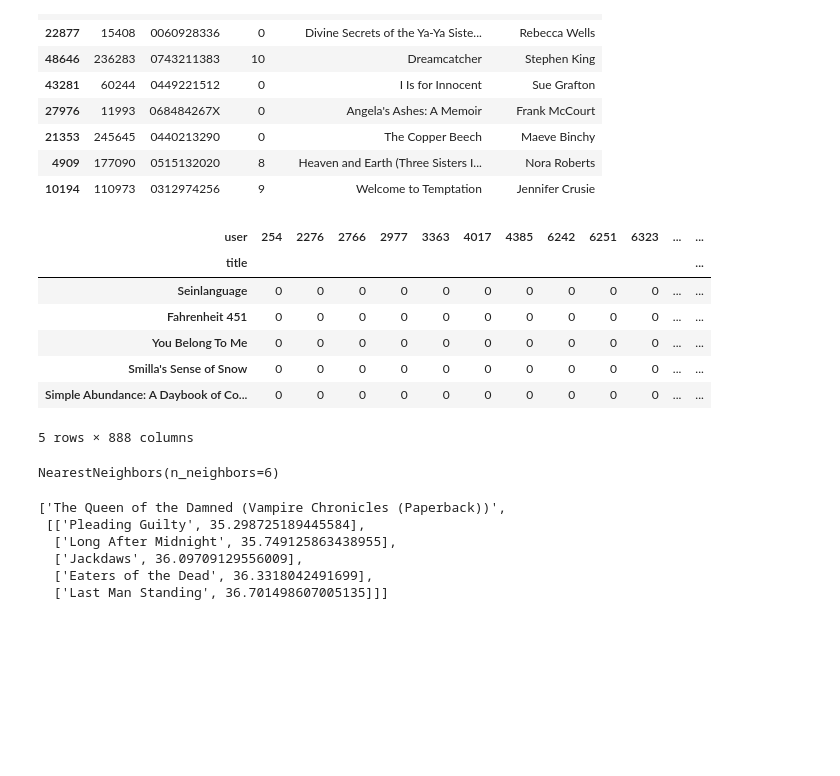
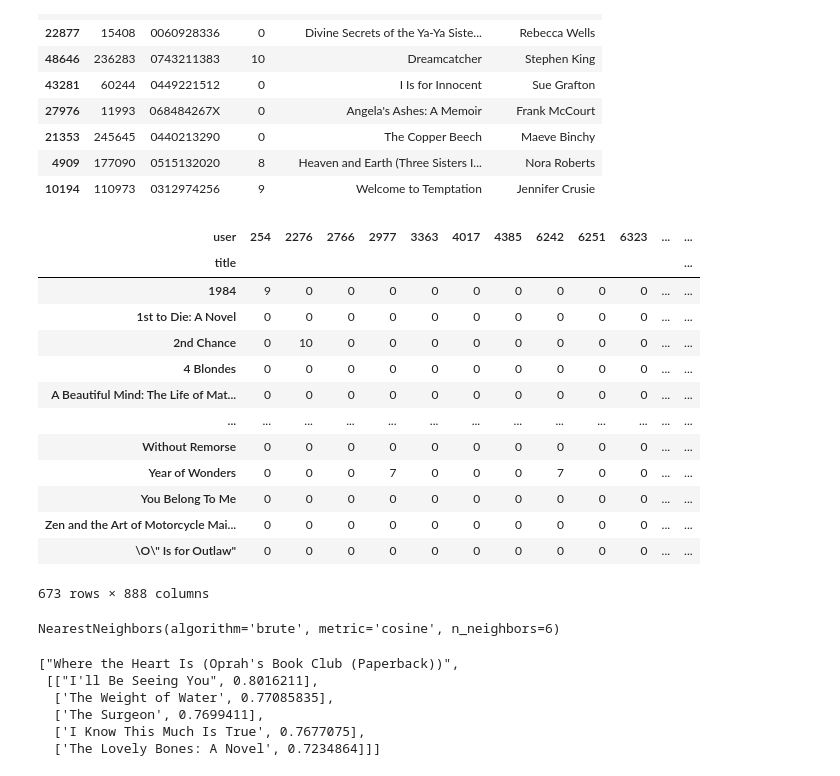
Before and after one commit to MatiasCarbone/FCC-machinelearning, a Jupyter notebook: knn_book_recommendation.ipynb, the cells around one changed output. Drawn from its saved outputs; the diff is of its cells as text; code cells hidden in the pictures; blank space fills up the shorter version.

```diff
--- a/knn_book_recommendation.ipynb
+++ b/knn_book_recommendation.ipynb
@@ -111,23 +111,30 @@ df.sample(10)
 | 10194 | 110973 | 0312974256 | 9 | Welcome to Temptation | Jennifer Crusie |
 # %%
 matrix = pd.pivot(df, index='title', columns='user', values='rating').fillna(0)
-matrix.sample(5)
+
+matrix
 # %% [output]
 | user | 254 | 2276 | 2766 | 2977 | 3363 | 4017 | 4385 | 6242 | 6251 | 6323 | ... | ... |
 | title |  |  |  |  |  |  |  |  |  |  |  | ... |
-| Seinlanguage | 0 | 0 | 0 | 0 | 0 | 0 | 0 | 0 | 0 | 0 | ... | ... |
-| Fahrenheit 451 | 0 | 0 | 0 | 0 | 0 | 0 | 0 | 0 | 0 | 0 | ... | ... |
+| 1984 | 9 | 0 | 0 | 0 | 0 | 0 | 0 | 0 | 0 | 0 | ... | ... |
+| 1st to Die: A Novel | 0 | 0 | 0 | 0 | 0 | 0 | 0 | 0 | 0 | 0 | ... | ... |
+| 2nd Chance | 0 | 10 | 0 | 0 | 0 | 0 | 0 | 0 | 0 | 0 | ... | ... |
+| 4 Blondes | 0 | 0 | 0 | 0 | 0 | 0 | 0 | 0 | 0 | 0 | ... | ... |
+| A Beautiful Mind: The Life of Mat... | 0 | 0 | 0 | 0 | 0 | 0 | 0 | 0 | 0 | 0 | ... | ... |
+| ... | ... | ... | ... | ... | ... | ... | ... | ... | ... | ... | ... | ... |
+| Without Remorse | 0 | 0 | 0 | 0 | 0 | 0 | 0 | 0 | 0 | 0 | ... | ... |
+| Year of Wonders | 0 | 0 | 0 | 7 | 0 | 0 | 0 | 7 | 0 | 0 | ... | ... |
 | You Belong To Me | 0 | 0 | 0 | 0 | 0 | 0 | 0 | 0 | 0 | 0 | ... | ... |
-| Smilla's Sense of Snow | 0 | 0 | 0 | 0 | 0 | 0 | 0 | 0 | 0 | 0 | ... | ... |
-| Simple Abundance: A Daybook of Co... | 0 | 0 | 0 | 0 | 0 | 0 | 0 | 0 | 0 | 0 | ... | ... |
+| Zen and the Art of Motorcycle Mai... | 0 | 0 | 0 | 0 | 0 | 0 | 0 | 0 | 0 | 0 | ... | ... |
+| \O\" Is for Outlaw" | 0 | 0 | 0 | 0 | 0 | 0 | 0 | 0 | 0 | 0 | ... | ... |
-5 rows × 888 columns
+673 rows × 888 columns
 # %%
 N_RECOMMENDS = 5
 # %%
-neighbors = NearestNeighbors(algorithm='auto', n_neighbors=N_RECOMMENDS + 1)
+neighbors = NearestNeighbors(metric='cosine', algorithm='brute', n_neighbors=N_RECOMMENDS + 1)
 neighbors.fit(matrix)
 # %% [output]
-NearestNeighbors(n_neighbors=6)
+NearestNeighbors(algorithm='brute', metric='cosine', n_neighbors=6)
 # %%
 # function to return recommended books - this will be tested
 def get_recommends(book = ""):
@@ -141,15 +150,15 @@ def get_recommends(book = ""):
       list[1].append(recomm)
 
   return list
-# %%
-get_recommends('The Queen of the Damned (Vampire Chronicles (Paperback))')
-# %% [output]
-['The Queen of the Damned (Vampire Chronicles (Paperback))',
- [['Pleading Guilty', 35.298725189445584],
-  ['Long After Midnight', 35.749125863438955],
-  ['Jackdaws', 36.09709129556009],
-  ['Eaters of the Dead', 36.3318042491699],
-  ['Last Man Standing', 36.701498607005135]]]
+# %%
+get_recommends("Where the Heart Is (Oprah's Book Club (Paperback))")
+# %% [output]
+["Where the Heart Is (Oprah's Book Club (Paperback))",
+ [["I'll Be Seeing You", 0.8016211],
+  ['The Weight of Water', 0.77085835],
+  ['The Surgeon', 0.7699411],
+  ['I Know This Much Is True', 0.7677075],
+  ['The Lovely Bones: A Novel', 0.7234864]]]
 # %%
 books = get_recommends("Where the Heart Is (Oprah's Book Club (Paperback))")
 print(books)
```
Also changed, not shown: parts of 2 cells of this notebook.
